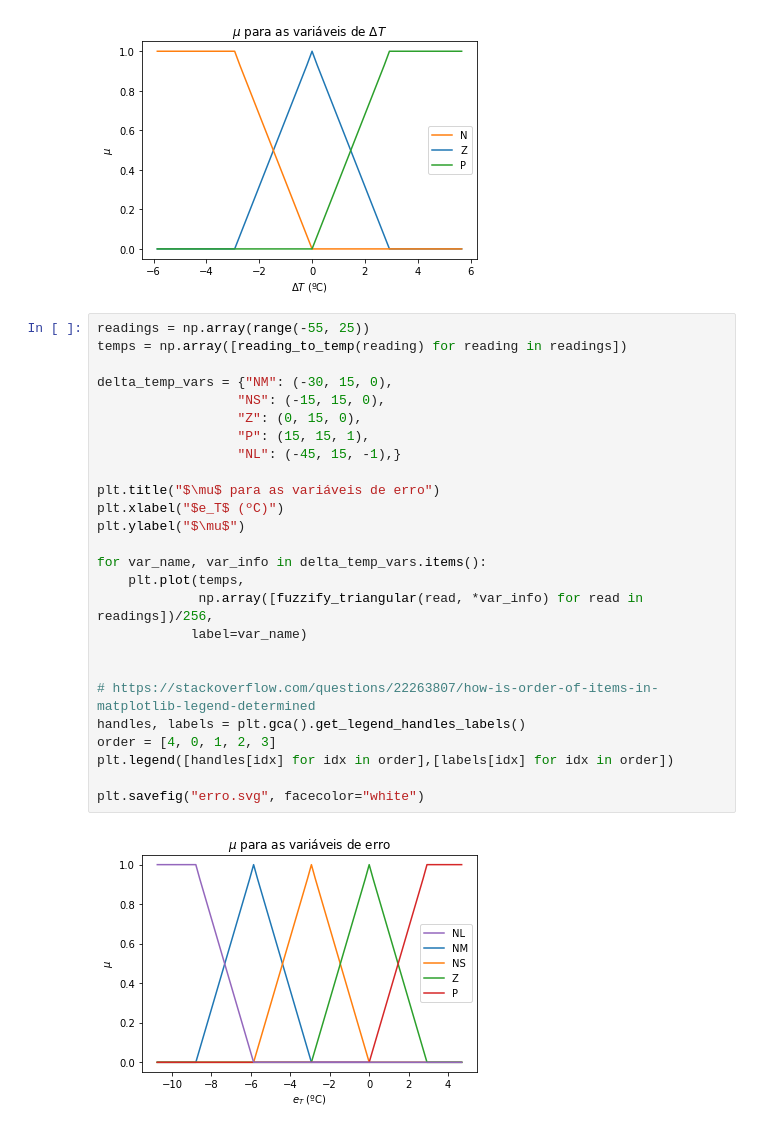
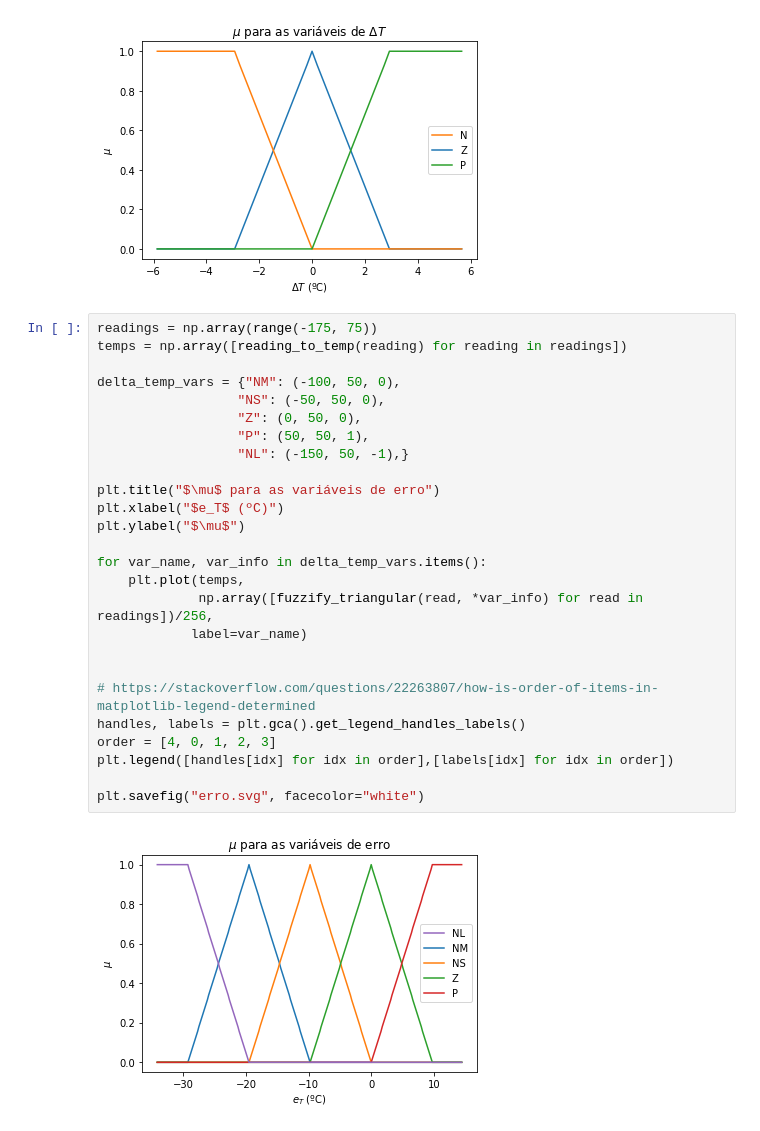
Before and after one commit to Guilherme32/controle-forno-LITel, a Jupyter notebook: imgs/fuzzy_membership_plots.ipynb, the cells around one changed output. Saved outputs shown, nothing was run; the diff lists cells and outputs as text.

```diff
--- a/imgs/fuzzy_membership_plots.ipynb
+++ b/imgs/fuzzy_membership_plots.ipynb
@@ -58,31 +58,31 @@ plt.savefig("deltaT.svg", facecolor="white")
 # %% [output]
 [figure]
 # %%
-readings = np.array(range(-55, 25))
+readings = np.array(range(-175, 75))
 temps = np.array([reading_to_temp(reading) for reading in readings])
 
-delta_temp_vars = {"NM": (-30, 15, 0),
-                  "NS": (-15, 15, 0),
-                  "Z": (0, 15, 0),
-                  "P": (15, 15, 1),
-                  "NL": (-45, 15, -1),}
+delta_temp_vars = {"NM": (-100, 50, 0),
+                  "NS": (-50, 50, 0),
+                  "Z": (0, 50, 0),
+                  "P": (50, 50, 1),
+                  "NL": (-150, 50, -1),}
 
 plt.title("$\mu$ para as variáveis de erro")
 plt.xlabel("$e_T$ (ºC)")
 plt.ylabel("$\mu$")
 
 for var_name, var_info in delta_temp_vars.items():
     plt.plot(temps,
              np.array([fuzzify_triangular(read, *var_info) for read in readings])/256,
             label=var_name)
 
 
 # https://stackoverflow.com/questions/22263807/how-is-order-of-items-in-matplotlib-legend-determined
 handles, labels = plt.gca().get_legend_handles_labels()
 order = [4, 0, 1, 2, 3]
 plt.legend([handles[idx] for idx in order],[labels[idx] for idx in order])
 
 plt.savefig("erro.svg", facecolor="white")
 # %% [output]
-[figure, old version]
+[figure, new version]
 # %%
```
Also changed, not shown: parts of 1 cell of this notebook, 6 other files.
